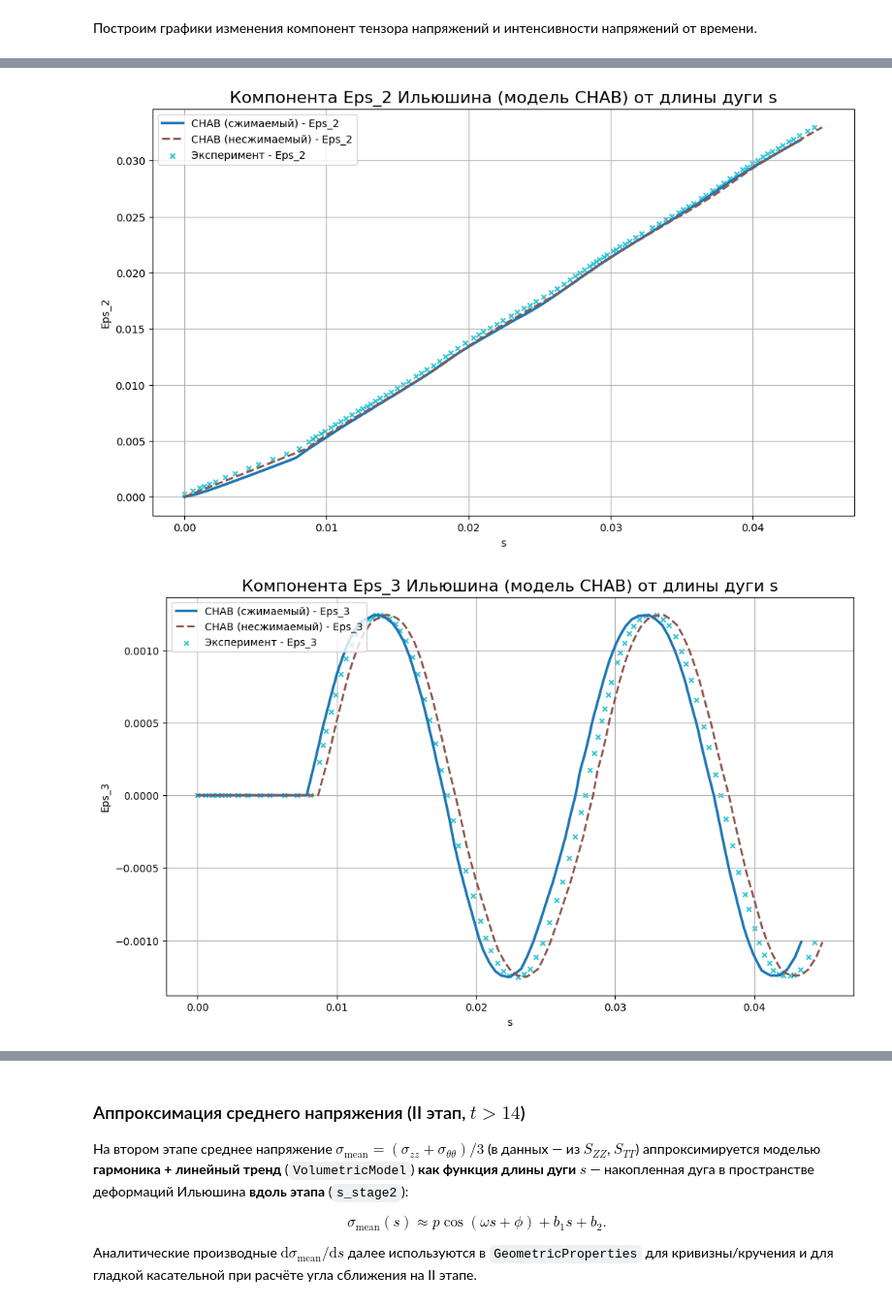
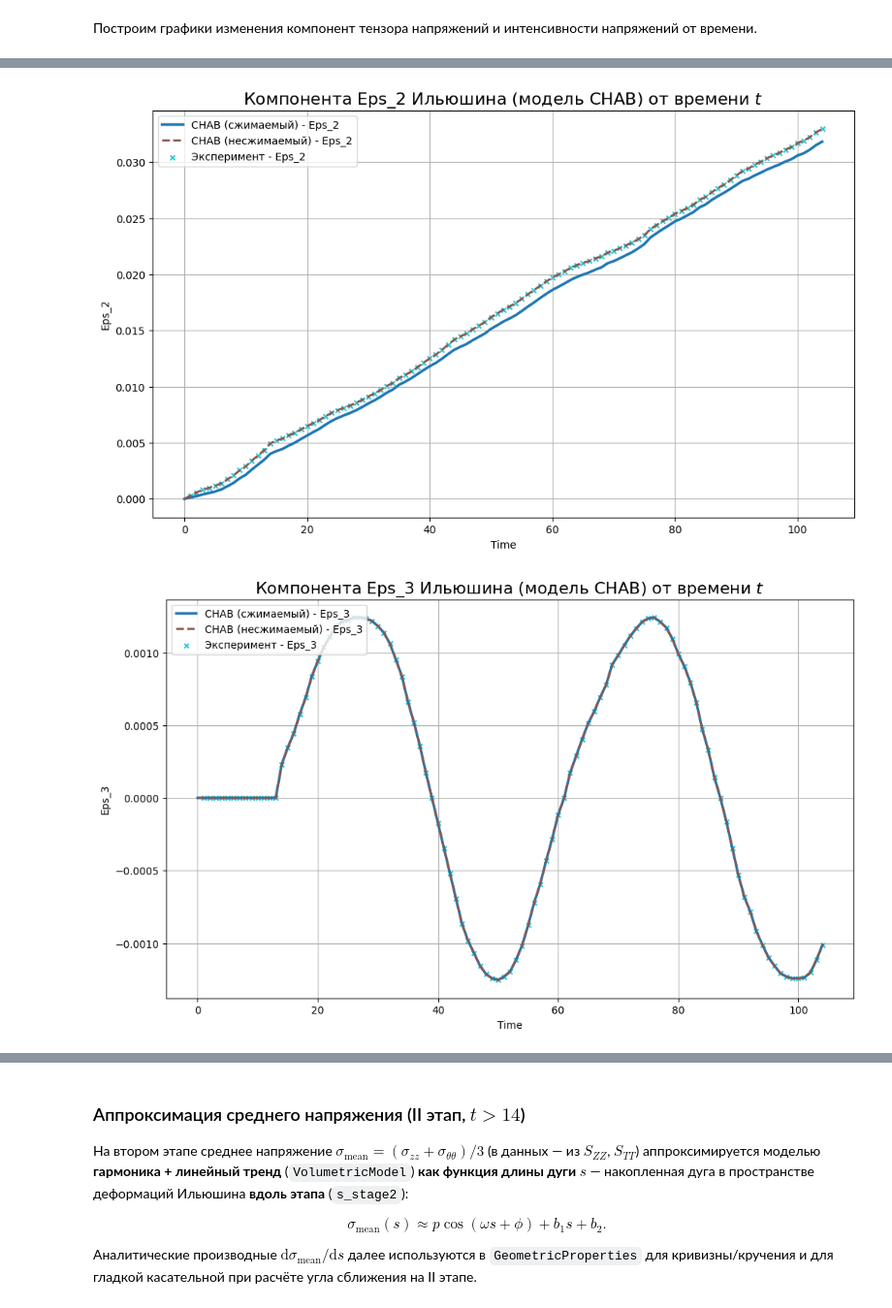
Before and after one commit to ArtemDos/complex_deformations, a Jupyter notebook: P29/experimental_vint/chab.ipynb, the cells around one changed output, grey strips where cells are left out. Shown at 97% size. Saved outputs shown, nothing was run; the diff lists cells and outputs as text; code cells hidden in the pictures.

```diff
--- a/P29/experimental_vint/chab.ipynb
+++ b/P29/experimental_vint/chab.ipynb
@@ -112,27 +114,27 @@ _il_pairs = [
 # %%
 plot_xy(
     _il_pairs,
-    "s",
+    "Time",
     ["Eps_1"],
-    f"Компонента Eps_1 Ильюшина (модель {model_name}) от длины дуги s",
+    f"Компонента Eps_1 Ильюшина (модель {model_name}) от времени $t$",
     ("Эксперимент", exp_il),
     figsize=(12, 7),
 )
 
 plot_xy(
     _il_pairs,
-    "s",
+    "Time",
     ["Eps_2"],
-    f"Компонента Eps_2 Ильюшина (модель {model_name}) от длины дуги s",
+    f"Компонента Eps_2 Ильюшина (модель {model_name}) от времени $t$",
     ("Эксперимент", exp_il),
     figsize=(12, 7),
 )
 
 plot_xy(
     _il_pairs,
-    "s",
+    "Time",
     ["Eps_3"],
-    f"Компонента Eps_3 Ильюшина (модель {model_name}) от длины дуги s",
+    f"Компонента Eps_3 Ильюшина (модель {model_name}) от времени $t$",
     ("Эксперимент", exp_il),
     figsize=(12, 7),
 )
@@ -141,5 +143,5 @@ plot_xy(
-[figure, old version]
+[figure, new version]
-[figure, old version]
+[figure, new version]
 # %%
 plot_xy(
     _il_pairs,
```
Also changed, not shown: parts of 13 cells of this notebook, 3 other files.
